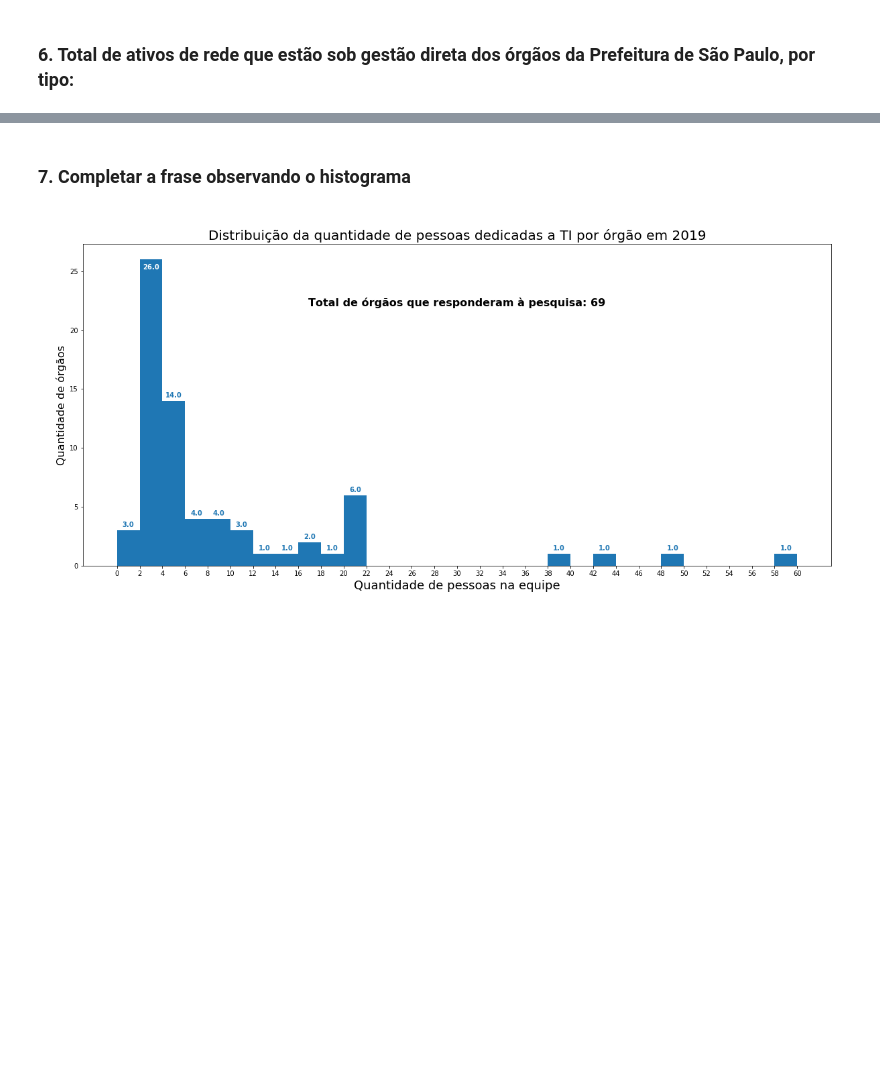
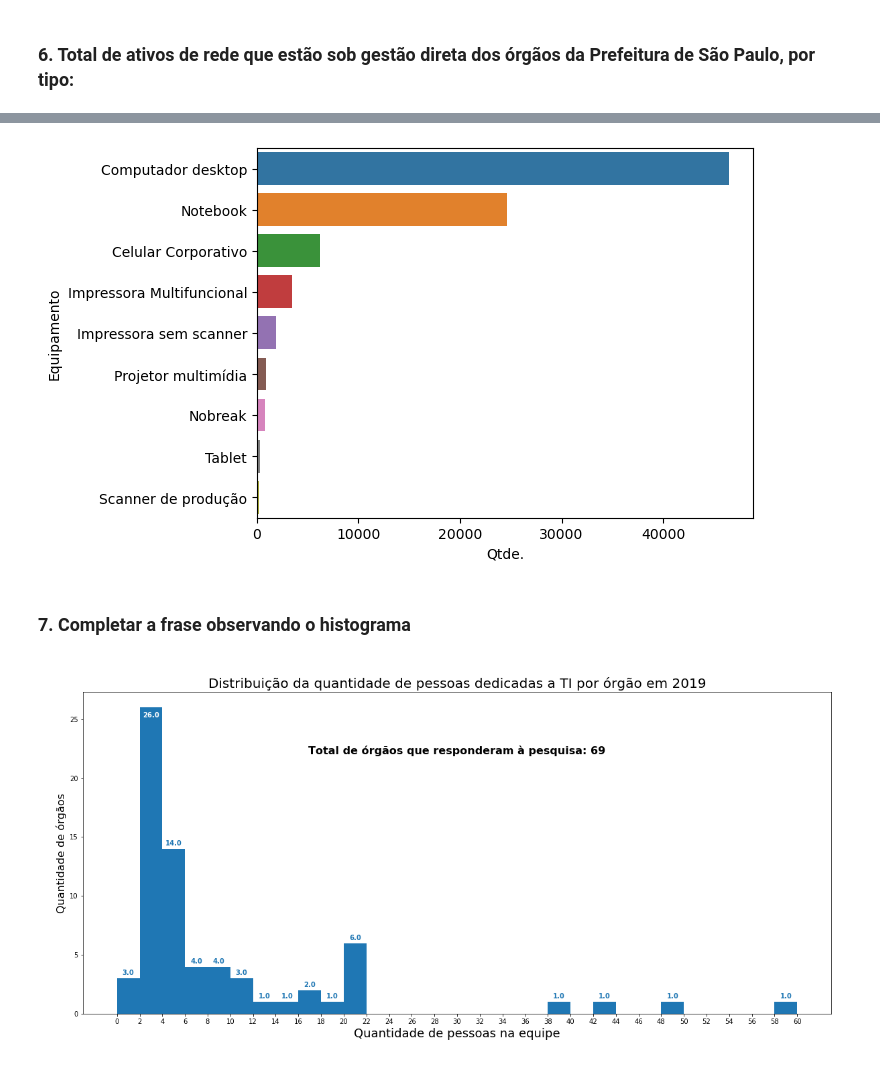
Before and after one commit to ihaveonesun/s_analysis_2K24, a Jupyter notebook: data_analysis.ipynb, the cells around one changed output, grey strips where cells are left out. Drawn from its saved outputs; the diff is of its cells as text; code cells hidden in the pictures; blank space fills up the shorter version.

```diff
--- a/data_analysis.ipynb
+++ b/data_analysis.ipynb
@@ -93,0 +91,4 @@ dict_totais_ativos_rede
+# %%
+ativos_rede_df = pd.DataFrame(dict_totais_ativos_rede.items(), columns=['Equipamento', 'Qtde.'])
+ativos_rede_df.sort_values(by='Qtde.', ascending=False, inplace=True)
+set_style_df2(ativos_rede_df)
@@ -94,3 +106,8 @@ dict_totais_ativos_rede
+# %%
+sns.barplot(x=ativos_rede_df['Qtde.'], y=ativos_rede_df.Equipamento)
+plt.show()
+# %% [output]
+[figure, added]
 # %% [markdown]
 ### 7. Completar a frase observando o histograma
 # %% [markdown]
```
Also changed, not shown: parts of 11 cells of this notebook.
